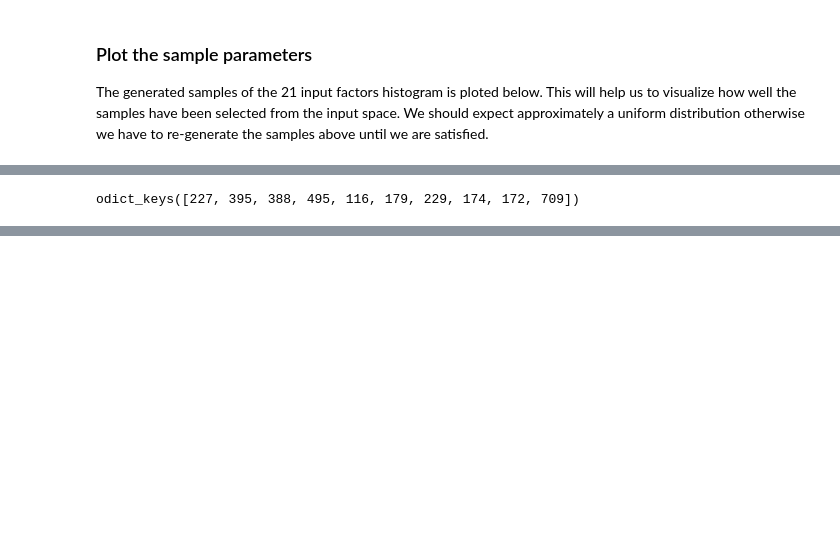
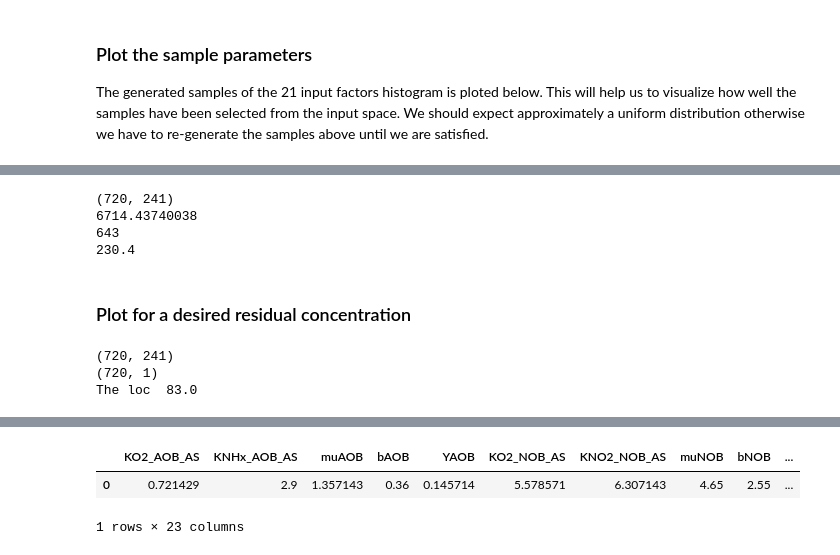
Before and after one commit to zerualem/SumoPython, a Jupyter notebook: Sumo sensitivity analysis-office.ipynb, the cells around one changed output, grey strips where cells are left out. Drawn from its saved outputs; the diff is of its cells as text; code cells hidden in the pictures; blank space fills up the shorter version.

```diff
--- a/Sumo sensitivity analysis-office.ipynb
+++ b/Sumo sensitivity analysis-office.ipynb
@@ -113,9 +135,8 @@ problem = {
     'bounds': [[0.1, 3], [0.1, 5], [0.2, 2], [0.01, 0.5], [0.03, 0.3], [0.1, 6], [0.1, 8], [0.1, 5], [0.1, 5], [0.03, 0.3], [0.1, 3], [0.1, 2], [0.01, 0.5], [0.001, 0.05], [0.03, 0.3], [0.03, 0.3], [0.05, 0.5], [0.1, 1], [0.1, 1], [0.1, 8], [0.01, 0.5], [0.1, 0.99],[0.1, 0.99]]
 }
 
-
 # Generate samples
-param_values = morris.sample(problem, 30, num_levels=10, grid_jump=4) #optimal_trajectories= 60)
+param_values = morris.sample(problem, 30, num_levels=15, grid_jump=3) #optimal_trajectories= 60)
 
 # Si = morris.analyze(problem, X, Y, conf_level=0.95, print_to_console=True, num_levels=4, grid_jump=2)
 # %% [output]
@@ -165,8 +173,0 @@ print(y)
-# %%
-set_cmd='set Sumo__Plant__GranularSBR__Sumo2__'
-par_names=problem['names']
-command=''
-for j in range(len(par_names)):
-        command +=set_cmd + par_names[j] + ' '+ str(param_values[i,j]) + '; \n'
-
-print(command)
@@ -179,7 +252,7 @@ snhx_sensitivity_data = OrderedDict()
 sno2_sensitivity_data = OrderedDict()
 sno3_sensitivity_data = OrderedDict()
 
-stop_t=6*3600*1000
+stop_t=12*3600*1000
 dataComm = 180000
 sumo.set_stopTime(stop_t)
 sumo.set_dataComm(dataComm)
@@ -214,6 +287,6 @@ for i in range(iteration):
     # Good, we got our data in the list, let's store 'em in our dictionary, using
     # KNHx as the label
 
-    snhx_sensitivity_data[i] = snhx[:t_out]
-    sno2_sensitivity_data[i] = sno2[:t_out]
-    sno3_sensitivity_data[i] = sno3[:t_out]
+    snhx_sensitivity_data[i] = snhx
+    sno2_sensitivity_data[i] = sno2
+    sno3_sensitivity_data[i] = sno3
@@ -263,4 +320,42 @@ sno2 array shape  (720, 6, 121)
-# %%
-print(snhx_sensitivity_data.keys())
-# %% [output]
-odict_keys([227, 395, 388, 495, 116, 179, 229, 174, 172, 709])
+# %%
+print(snhx_sens_array[:,0,:].shape)
+cum_col=[sum(snhx_sens_array[i,0,:]) for i in range(720)]
+
+print(cum_col.index(min(cum_col)))
+print(0.48*24*stop_t/(12*dataComm))
+# %% [output]
+(720, 241)
+6714.43740038
+643
+230.4
+# %% [markdown]
+### Plot for a desired residual concentration
+# %%
+tbl=snhx_sens_array[:,0,:]
+print(tbl.shape)
+id_col=np.arange(720).reshape((720,1))
+print(id_col.shape)
+tbl=np.concatenate((tbl, id_col), axis=1)
+tbl=pd.DataFrame(tbl)
+
+tbl=tbl.sort_values(by=230,ascending=True)
+tbl.head()
+for i in range(720):
+    if tbl.iloc[i,230]>2:
+        loc=tbl.iloc[i,241]
+        print("The loc ", loc)
+        break
+selected_params=param_values[int(loc),:].reshape(1,23)
+
+df=pd.DataFrame(selected_params)
+df.columns=param_names
+fig=plt.figure(figsize=(12,6))
+plt.plot(t,snhx_sens_array[int(loc),0,:], label='NH4')
+plt.plot(t,sno2_sens_array[int(loc),0,:], 'tomato', label="NO2")
+plt.plot(t,sno3_sens_array[int(loc),0,:], 'g', label="NO3")
+plt.legend()
+df
+# %% [output]
+(720, 241)
+(720, 1)
+The loc  83.0
@@ -266,0 +364,3 @@ odict_keys([227, 395, 388, 495, 116, 179, 229, 174, 172, 709])
+|  | KO2_AOB_AS | KNHx_AOB_AS | muAOB | bAOB | YAOB | KO2_NOB_AS | KNO2_NOB_AS | muNOB | bNOB | ... |
+| 0 | 0.721429 | 2.9 | 1.357143 | 0.36 | 0.145714 | 5.578571 | 6.307143 | 4.65 | 2.55 | ... |
+1 rows × 23 columns
```
Also changed, not shown: parts of 69 cells of this notebook.
